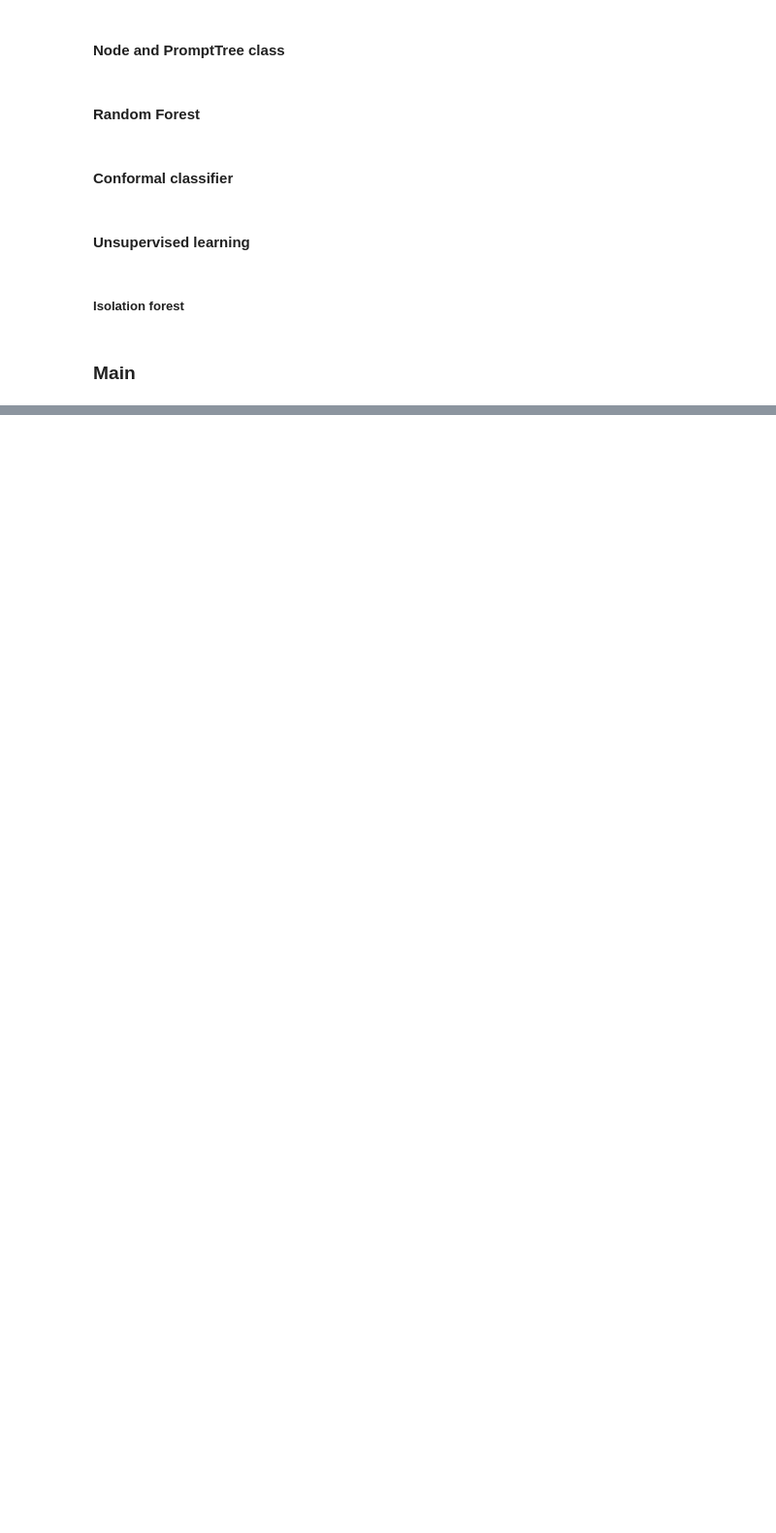
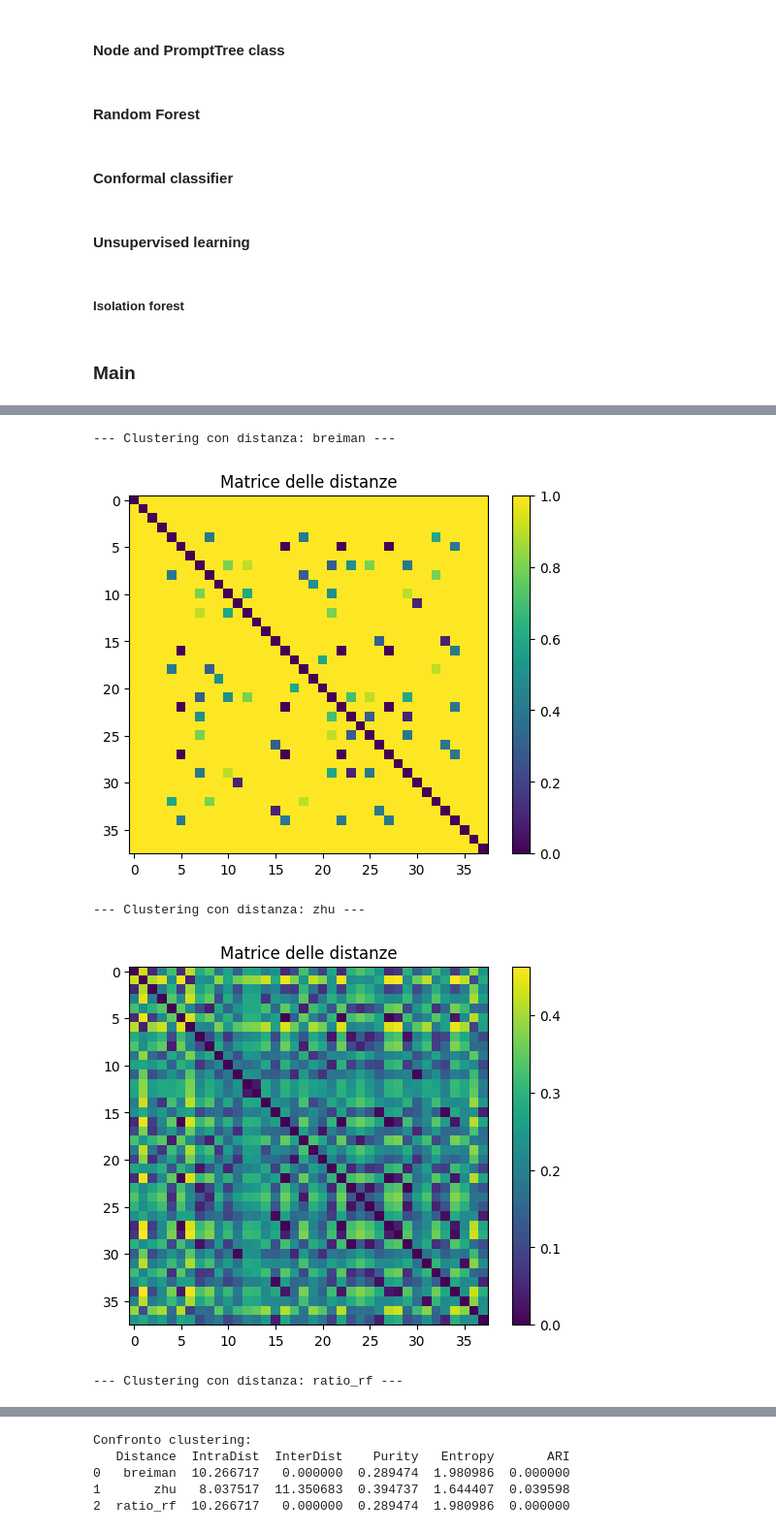
Before and after one commit to trueilorp/Biomedical-decision-support-system, a Jupyter notebook: Assignments/3/Time_series_classification.ipynb, the cells around one changed output, grey strips where cells are left out. Shown: that part at 97% size. Drawn from its saved outputs; the diff is of its cells as text; code cells hidden in the pictures; blank space fills up the shorter version.

```diff
--- a/Assignments/3/Time_series_classification.ipynb
+++ b/Assignments/3/Time_series_classification.ipynb
@@ -1194,0 +1198,42 @@ ARI: 0.0
+# %%
+n_clusters = 5
+distance_type = 'breiman'
+isolation_forest = IsolationForest(random_forest, n_clusters, distance_type)
+
+# Flatten delle serie (concatenazione per riga)
+X_train_flat = np.array([np.concatenate([chan for chan in row]) for _, row in X_train.iterrows()])
+
+distance_types = ['breiman', 'zhu', 'ratio_rf']
+results = []
+
+for dist in distance_types:
+	print(f"\n--- Clustering con distanza: {dist} ---")
+	isolation_forest = IsolationForest(random_forest, n_clusters, distance_type=dist)
+	cluster_labels = isolation_forest.perform_cluster(X_train_flat)
+
+	intra_cluster_dist = isolation_forest.intra_cluster_distance(X_train_flat, cluster_labels)
+	inter_cluster_dist = isolation_forest.inter_cluster_distance(X_train_flat, cluster_labels)
+	purity = isolation_forest.purity(y_train, cluster_labels)
+	entropy = isolation_forest.entropy(y_train, cluster_labels)
+	ari = isolation_forest.adjusted_rand_index(y_train, cluster_labels)
+
+	results.append({
+		"Distance": dist,
+		"IntraDist": intra_cluster_dist,
+		"InterDist": inter_cluster_dist,
+		"Purity": purity,
+		"Entropy": entropy,
+		"ARI": ari
+	})
+
+# Confronto tabellare
+import pandas as pd
+df_results = pd.DataFrame(results)
+print("\nConfronto clustering:")
+print(df_results)
+# %% [output]
+--- Clustering con distanza: breiman ---
+[figure, added]
+--- Clustering con distanza: zhu ---
+[figure, added]
+--- Clustering con distanza: ratio_rf ---
@@ -1194,0 +1241,5 @@ ARI: 0.0
+Confronto clustering:
+   Distance  IntraDist  InterDist    Purity   Entropy       ARI
+0   breiman  10.266717   0.000000  0.289474  1.980986  0.000000
+1       zhu   8.037517  11.350683  0.394737  1.644407  0.039598
+2  ratio_rf  10.266717   0.000000  0.289474  1.980986  0.000000
```
Also changed, not shown: parts of 2 cells of this notebook, 8 other files.
